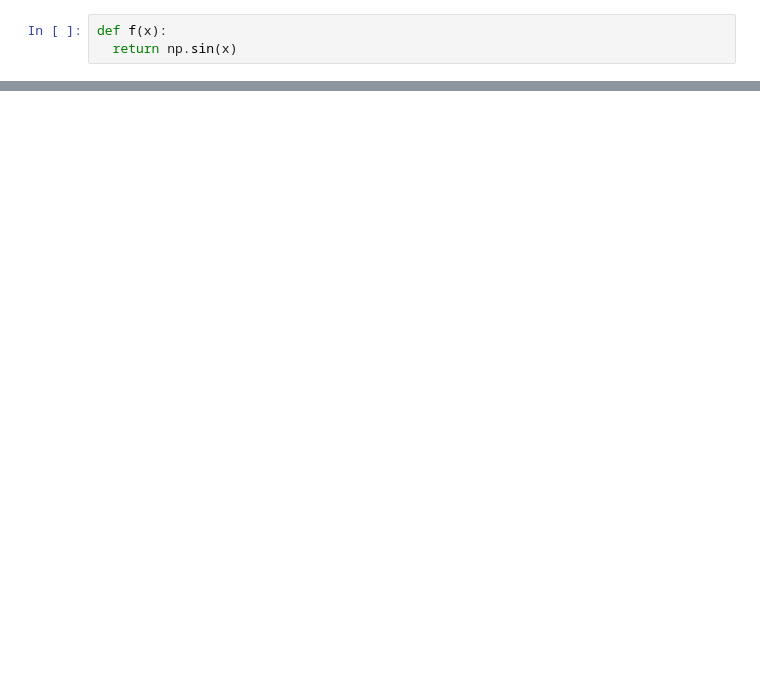
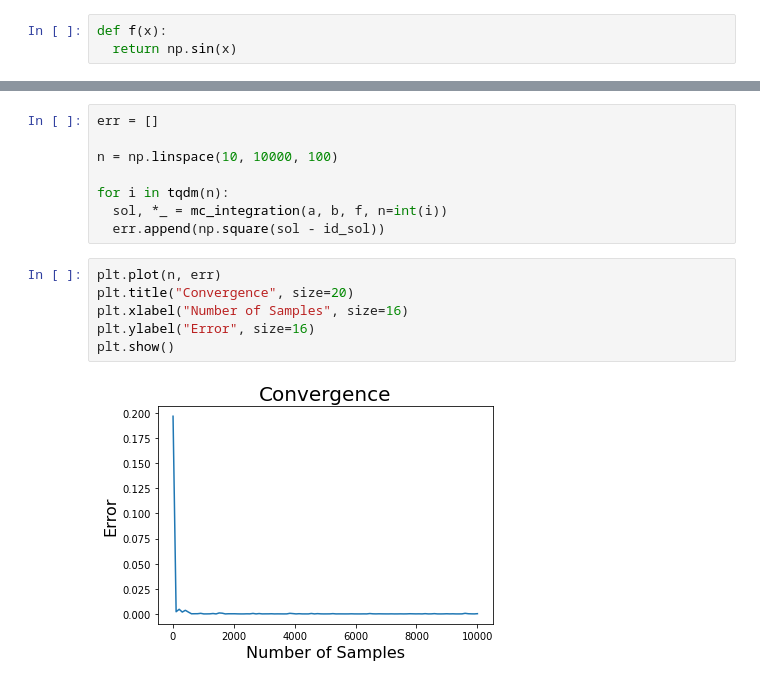
Before and after one commit to nahumsa/Self-Avoiding-Walks, a Jupyter notebook: Monte Carlo Integration.ipynb, the cells around one changed output, grey strips where cells are left out. Cells and saved outputs as stored; diff of their text form; blank space fills up the shorter version.

```diff
--- a/Monte Carlo Integration.ipynb
+++ b/Monte Carlo Integration.ipynb
@@ -110,0 +124,16 @@ plt.show()
+# %%
+err = []
+
+n = np.linspace(10, 10000, 100)
+
+for i in tqdm(n):
+  sol, *_ = mc_integration(a, b, f, n=int(i))
+  err.append(np.square(sol - id_sol))
+# %%
+plt.plot(n, err)
+plt.title("Convergence", size=20)
+plt.xlabel("Number of Samples", size=16)
+plt.ylabel("Error", size=16)
+plt.show()
+# %% [output]
+[figure, added]
```
Also changed, not shown: parts of 19 cells of this notebook.
